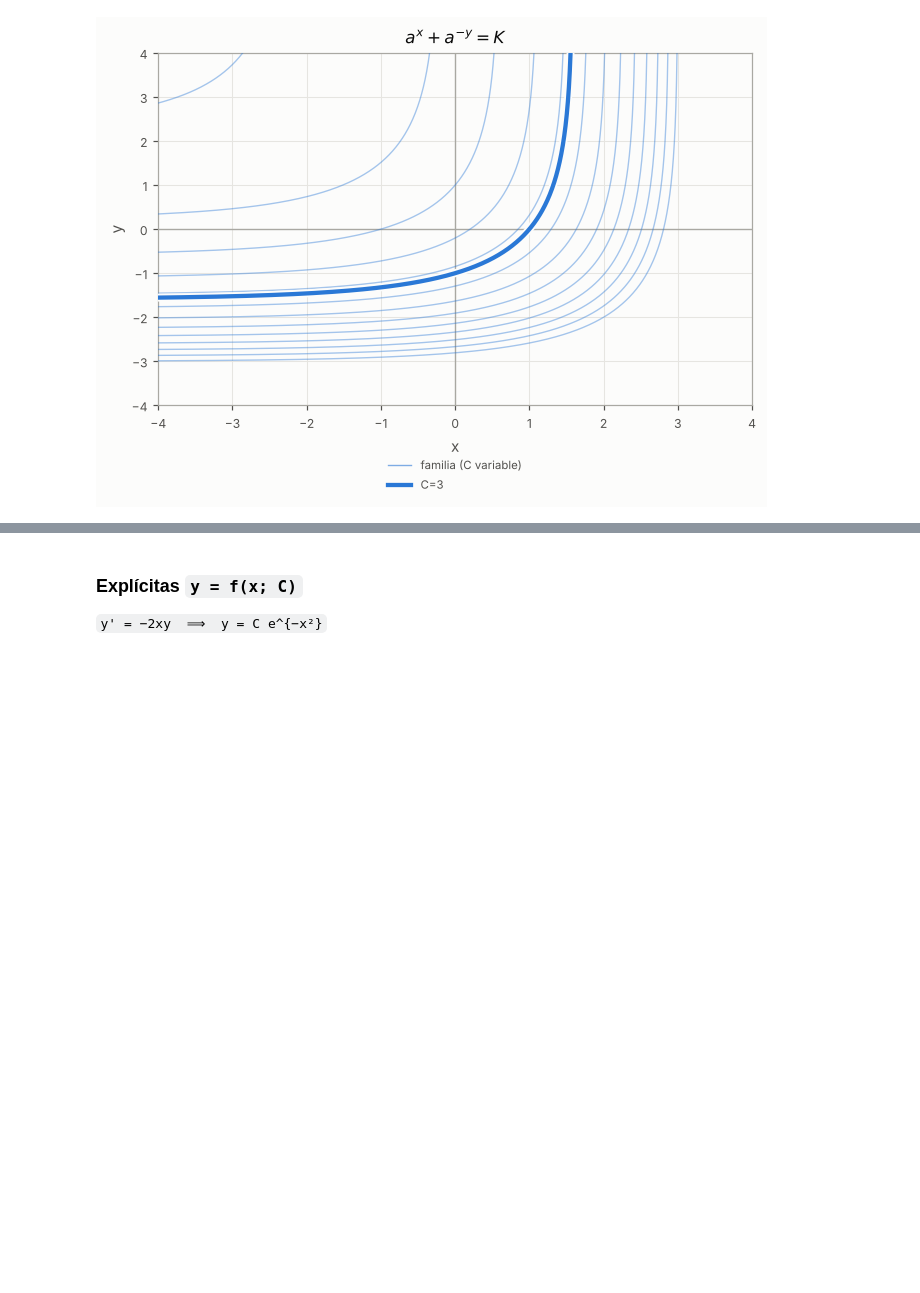
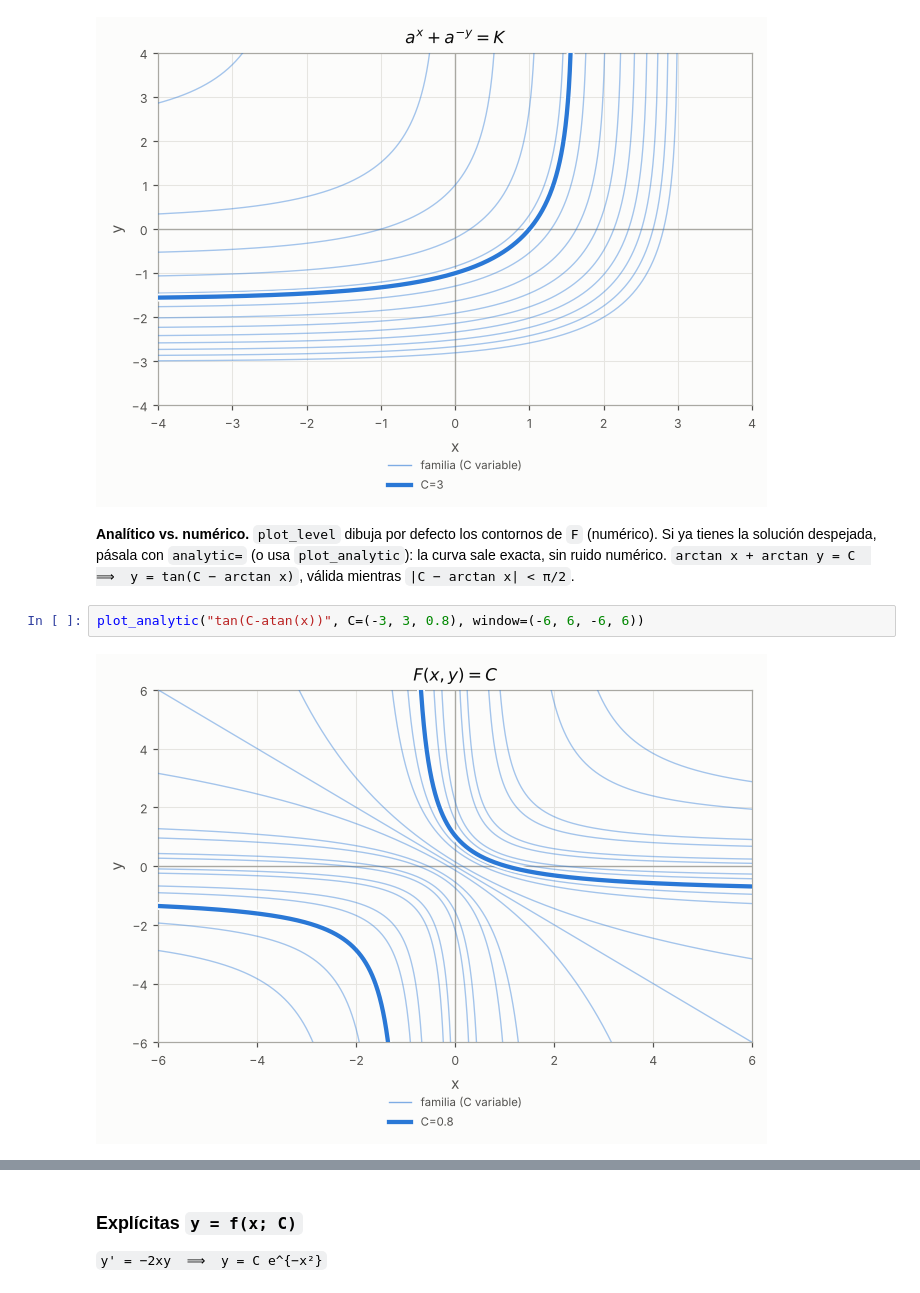
Before and after one commit to EnDriS10/Mathematical_Methods_1, a Jupyter notebook: notebooks/edo_graficas.ipynb, the cells around one changed output, grey strips where cells are left out. Drawn from its saved outputs; the diff is of its cells as text; blank space fills up the shorter version.

```diff
--- a/notebooks/edo_graficas.ipynb
+++ b/notebooks/edo_graficas.ipynb
@@ -65,3 +66,9 @@ Si la solución tiene otras constantes (aquí `a`), también se pasan como argum
 plot_level("a^x + a^(-y)", C=(0.2, 8, 3), a=(0.2, 4, 2), window=(-4, 4, -4, 4), tex=r"a^x+a^{-y}=K")
 # %% [output]
 [figure]
+# %% [markdown]
+**Analítico vs. numérico.** `plot_level` dibuja por defecto los contornos de `F` (numérico). Si ya tienes la solución despejada, pásala con `analytic=` (o usa `plot_analytic`): la curva sale exacta, sin ruido numérico. `arctan x + arctan y = C  ⟹  y = tan(C − arctan x)`, válida mientras `|C − arctan x| < π/2`.
+# %%
+plot_analytic("tan(C-atan(x))", C=(-3, 3, 0.8), window=(-6, 6, -6, 6))
+# %% [output]
+[figure, added]
```
Also changed, not shown: parts of 8 cells of this notebook, 37 other files.
